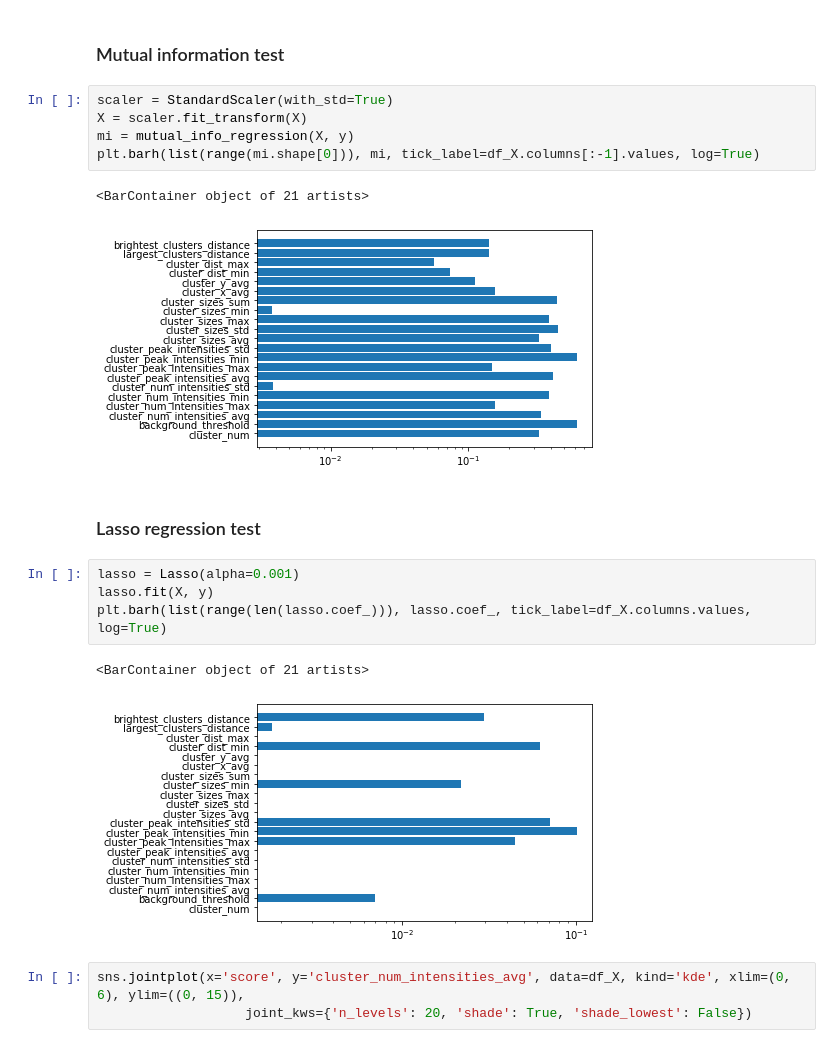
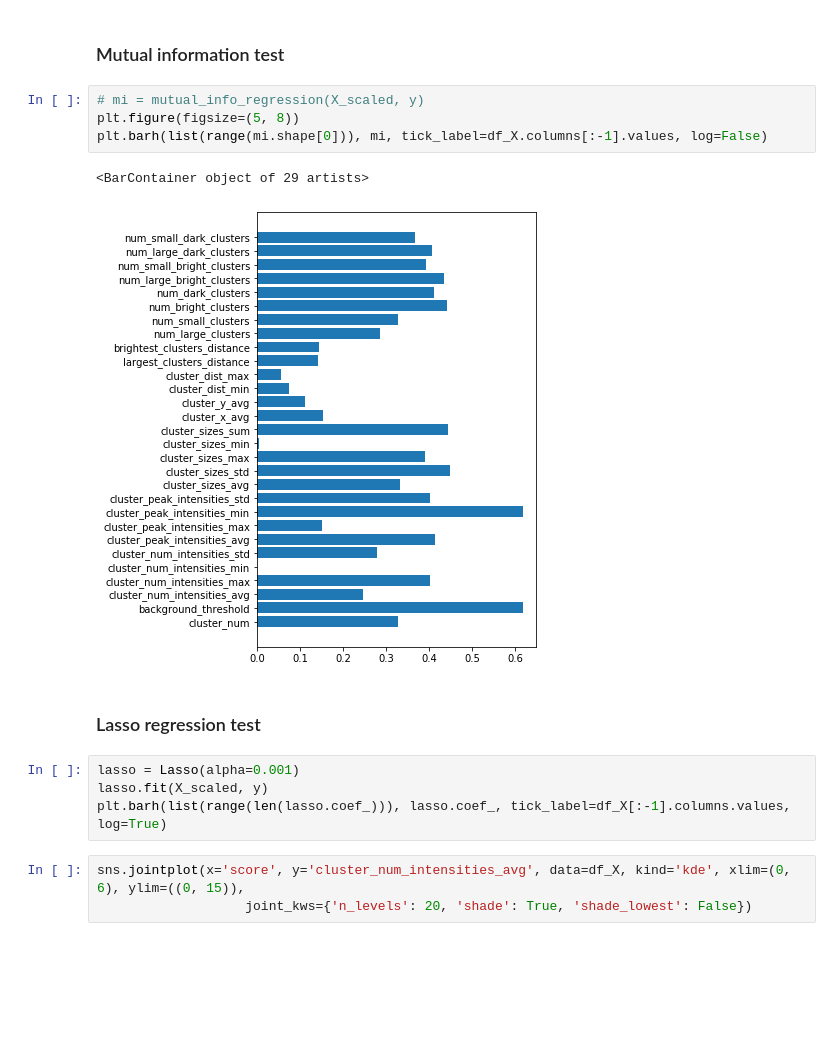
Before and after one commit to Simeonedef/Galaxy-Image-Gen, a Jupyter notebook: regression_features_experiments/feature_selection.ipynb, the cells around one changed output. Drawn from its saved outputs; the diff is of its cells as text; blank space fills up the shorter version.

```diff
--- a/Notebooks/feature_selection.ipynb
+++ b/regression_features_experiments/feature_selection.ipynb
@@ -233,22 +239,18 @@ plt.barh(list(range(feature_var.shape[0])), feature_var, tick_label=df_X.columns
 # %% [markdown]
 ### Mutual information test
 # %%
-scaler = StandardScaler(with_std=True)
-X = scaler.fit_transform(X)
-mi = mutual_info_regression(X, y)
-plt.barh(list(range(mi.shape[0])), mi, tick_label=df_X.columns[:-1].values, log=True)
+# mi = mutual_info_regression(X_scaled, y)
+plt.figure(figsize=(5, 8))
+plt.barh(list(range(mi.shape[0])), mi, tick_label=df_X.columns[:-1].values, log=False)
 # %% [output]
-<BarContainer object of 21 artists>
+<BarContainer object of 29 artists>
-[figure, old version]
+[figure, new version]
 # %% [markdown]
 ### Lasso regression test
 # %%
 lasso = Lasso(alpha=0.001)
-lasso.fit(X, y)
-plt.barh(list(range(len(lasso.coef_))), lasso.coef_, tick_label=df_X.columns.values, log=True)
+lasso.fit(X_scaled, y)
+plt.barh(list(range(len(lasso.coef_))), lasso.coef_, tick_label=df_X[:-1].columns.values, log=True)
-# %% [output]
-<BarContainer object of 21 artists>
-[figure, removed]
 # %%
 sns.jointplot(x='score', y='cluster_num_intensities_avg', data=df_X, kind='kde', xlim=(0, 6), ylim=((0, 15)),
                    joint_kws={'n_levels': 20, 'shade': True, 'shade_lowest': False})
```
Also changed, not shown: parts of 3 cells of this notebook, 13 other files.
